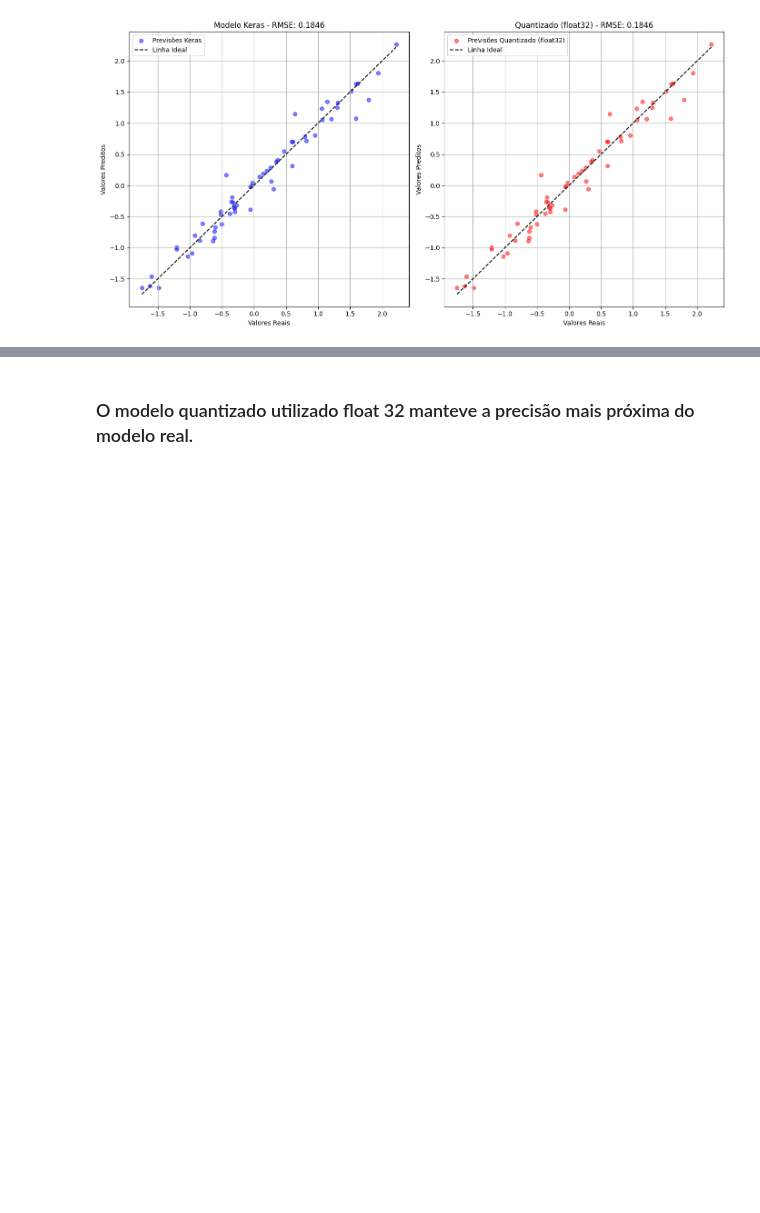
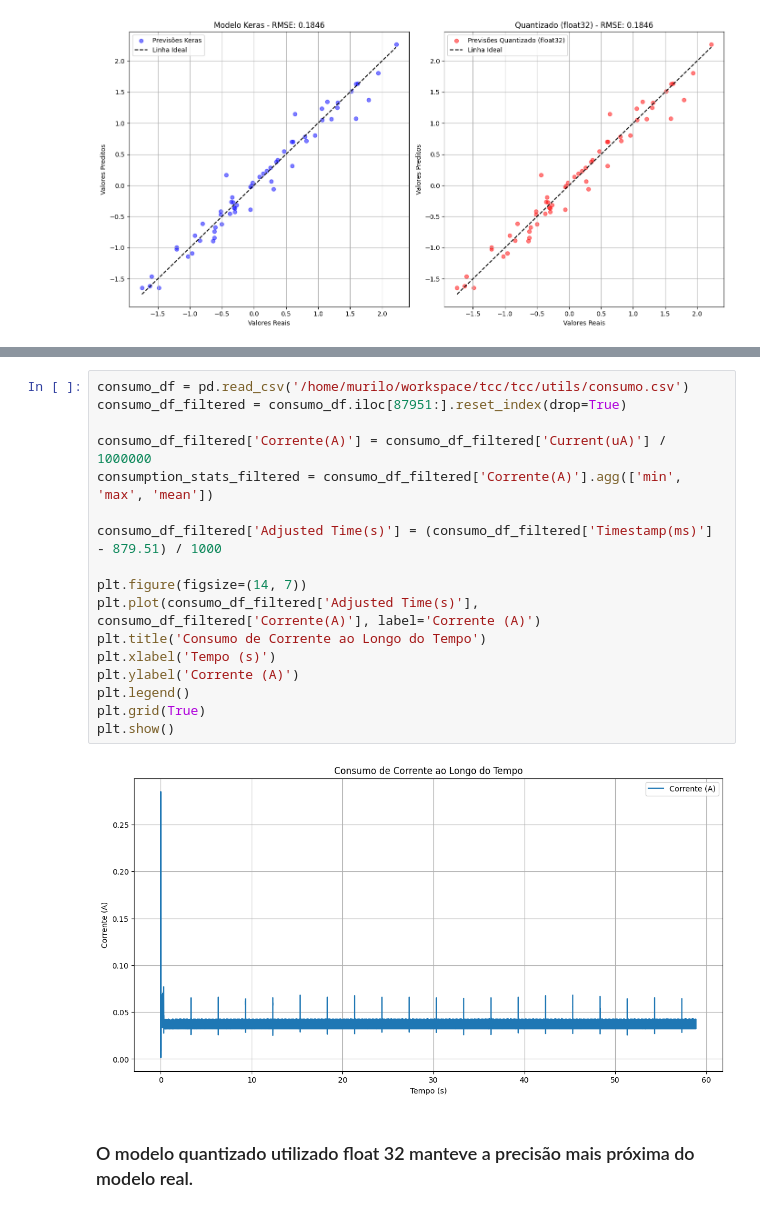
Before and after one commit to Tayco110/tcc, a Jupyter notebook: python_model/src/benchmark.ipynb, the cells around one changed output, grey strips where cells are left out. Saved outputs shown, nothing was run; the diff lists cells and outputs as text; blank space fills up the shorter version.

```diff
--- a/python_model/src/benchmark.ipynb
+++ b/python_model/src/benchmark.ipynb
@@ -287,3 +344,22 @@ for name in model_names:
+# %%
+consumo_df = pd.read_csv('/home/murilo/workspace/tcc/tcc/utils/consumo.csv')
+consumo_df_filtered = consumo_df.iloc[87951:].reset_index(drop=True)
+
+consumo_df_filtered['Corrente(A)'] = consumo_df_filtered['Current(uA)'] / 1000000
+consumption_stats_filtered = consumo_df_filtered['Corrente(A)'].agg(['min', 'max', 'mean'])
+
+consumo_df_filtered['Adjusted Time(s)'] = (consumo_df_filtered['Timestamp(ms)'] - 879.51) / 1000
+
+plt.figure(figsize=(14, 7))
+plt.plot(consumo_df_filtered['Adjusted Time(s)'], consumo_df_filtered['Corrente(A)'], label='Corrente (A)')
+plt.title('Consumo de Corrente ao Longo do Tempo')
+plt.xlabel('Tempo (s)')
+plt.ylabel('Corrente (A)')
+plt.legend()
+plt.grid(True)
+plt.show()
+# %% [output]
+[figure, added]
 # %% [markdown]
 ### O modelo quantizado utilizado float 32 manteve a precisão mais próxima do modelo real.
 # %% [markdown]
```
Also changed, not shown: parts of 4 cells of this notebook.
